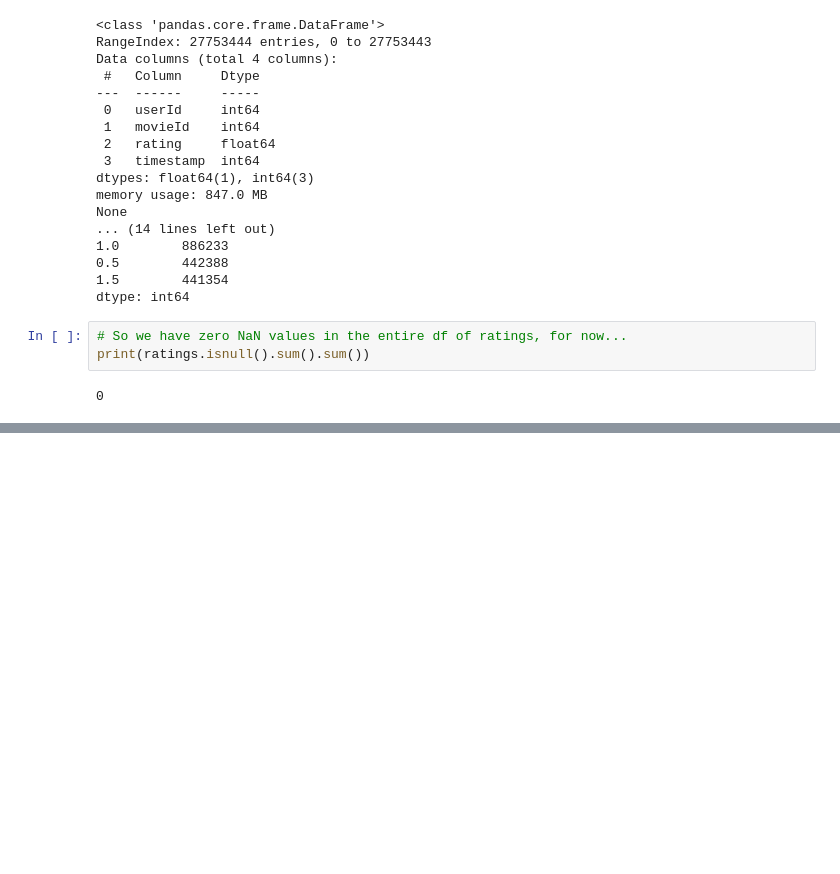
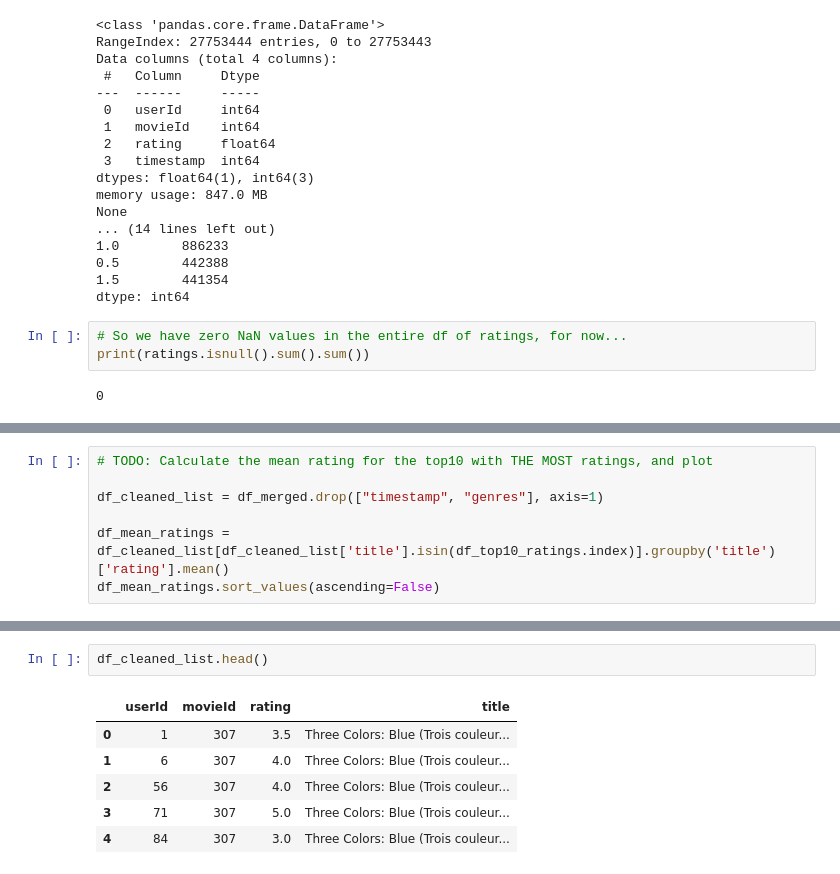
Before and after one commit to JoelOscarsson/Machine-Learning, a Jupyter notebook: Projects/Recommender-System.ipynb, the cells around one changed output, grey strips where cells are left out. Cells and saved outputs as stored; diff of their text form; blank space fills up the shorter version.

```diff
--- a/Projects/Recommender-System.ipynb
+++ b/Projects/Recommender-System.ipynb
@@ -94,0 +201,7 @@ print(ratings.isnull().sum().sum())
+# %%
+# TODO: Calculate the mean rating for the top10 with THE MOST ratings, and plot
+
+df_cleaned_list = df_merged.drop(["timestamp", "genres"], axis=1)
+
+df_mean_ratings = df_cleaned_list[df_cleaned_list['title'].isin(df_top10_ratings.index)].groupby('title')['rating'].mean()
+df_mean_ratings.sort_values(ascending=False)
@@ -94,0 +223,9 @@ print(ratings.isnull().sum().sum())
+# %%
+df_cleaned_list.head()
+# %% [output]
+|  | userId | movieId | rating | title |
+| 0 | 1 | 307 | 3.5 | Three Colors: Blue (Trois couleur... |
+| 1 | 6 | 307 | 4.0 | Three Colors: Blue (Trois couleur... |
+| 2 | 56 | 307 | 4.0 | Three Colors: Blue (Trois couleur... |
+| 3 | 71 | 307 | 5.0 | Three Colors: Blue (Trois couleur... |
+| 4 | 84 | 307 | 3.0 | Three Colors: Blue (Trois couleur... |
```
Also changed, not shown: parts of 11 cells of this notebook.
